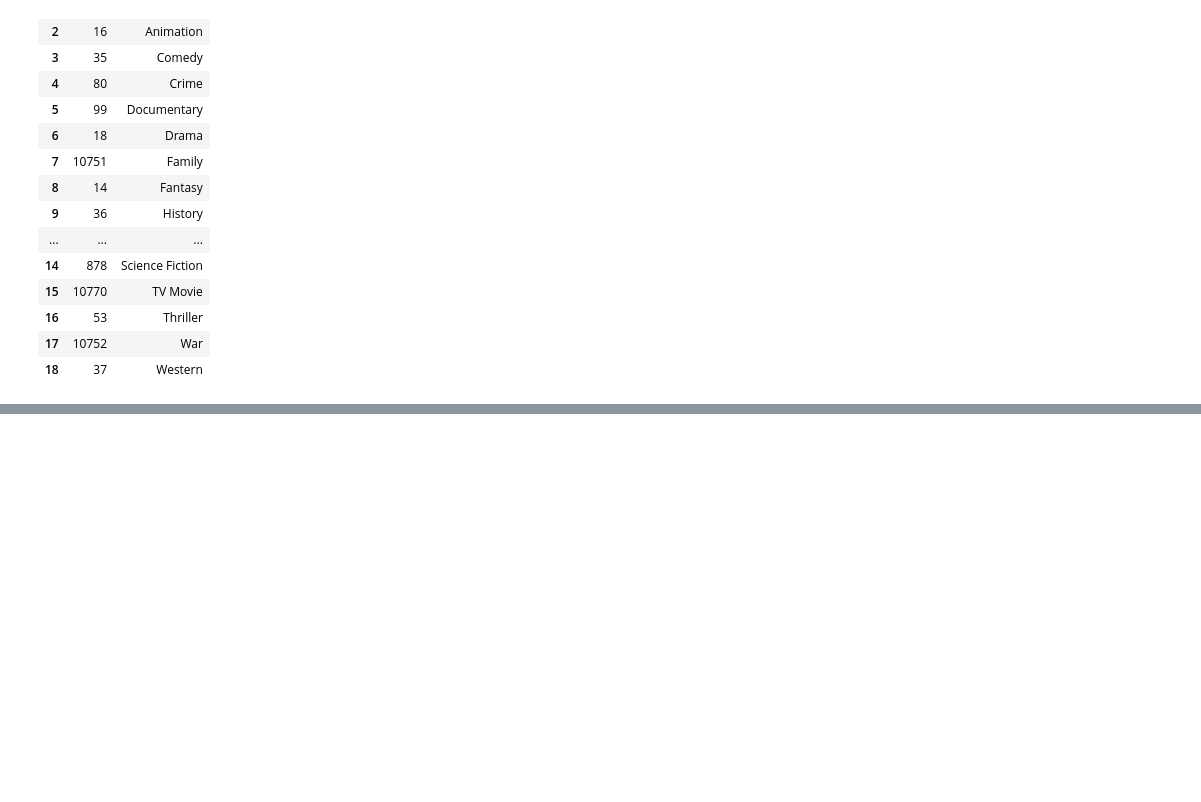
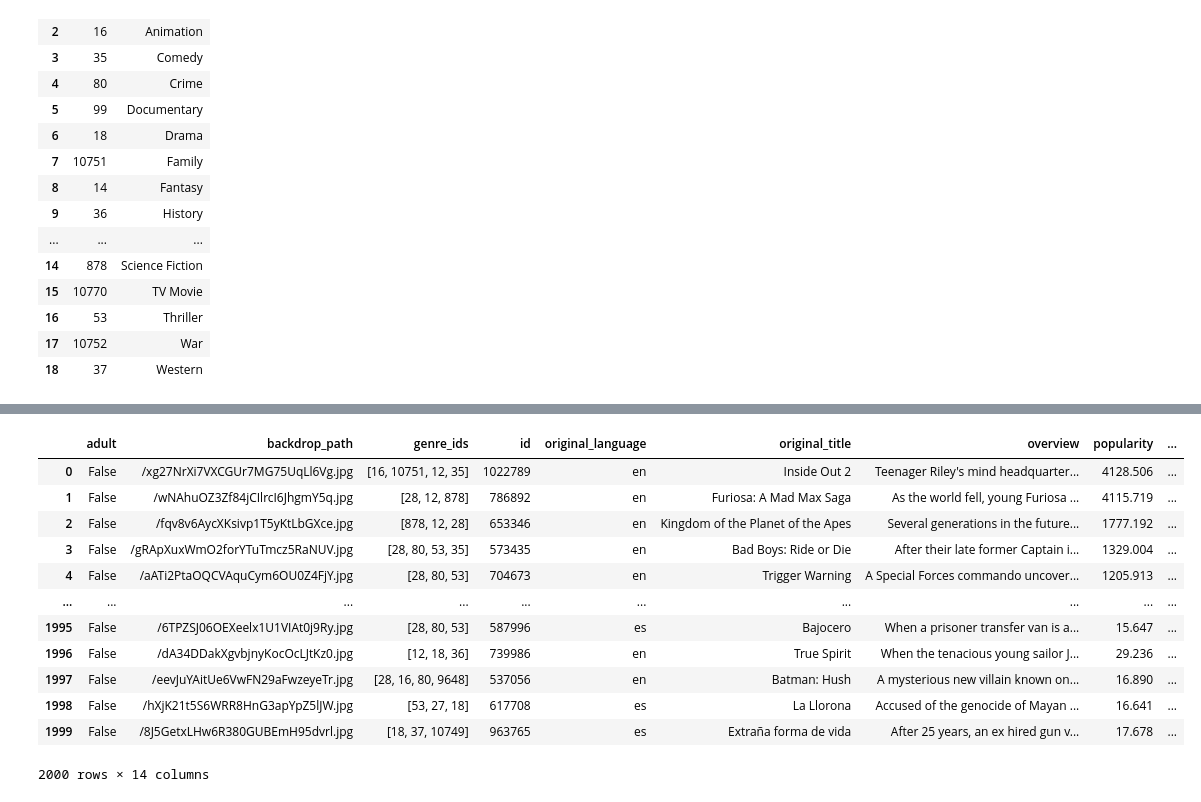
Before and after one commit to alvin-giang/Movie_SQL_Database_Data_Engineering, a Jupyter notebook: ETL/data_engineering.ipynb, the cells around one changed output, grey strips where cells are left out. Cells and saved outputs as stored; diff of their text form; code cells hidden in the pictures; blank space fills up the shorter version.

```diff
--- a/ETL/data_engineering.ipynb
+++ b/ETL/data_engineering.ipynb
@@ -149,0 +150,21 @@ cleaned_genres_df.to_csv("../Outputs/Genres.csv")
+# %%
+
+page_numbers = range(1,101)
+
+movie_dict = []
+
+start_date = "2019-01-01"
+
+
+for page_number in page_numbers:
+    url = f"https://api.themoviedb.org/3/discover/movie?include_adult=false&include_video=false&page={page_number}&primary_release_date.gte={start_date}"
+
+
+    headers = {
+        "accept": "application/json",
+        "Authorization": api_key
+        }
+
+    response = requests.get(url, headers=headers).json()
+    for x in range(20):
+        movie_dict.append(response["results"][x])
@@ -149,0 +175,17 @@ cleaned_genres_df.to_csv("../Outputs/Genres.csv")
+# %%
+movie_df = pd.DataFrame(movie_dict)
+movie_df
+# %% [output]
+|  | adult | backdrop_path | genre_ids | id | original_language | original_title | overview | popularity | ... |
+| 0 | False | /xg27NrXi7VXCGUr7MG75UqLl6Vg.jpg | [16, 10751, 12, 35] | 1022789 | en | Inside Out 2 | Teenager Riley's mind headquarter... | 4128.506 | ... |
+| 1 | False | /wNAhuOZ3Zf84jCIlrcI6JhgmY5q.jpg | [28, 12, 878] | 786892 | en | Furiosa: A Mad Max Saga | As the world fell, young Furiosa ... | 4115.719 | ... |
+| 2 | False | /fqv8v6AycXKsivp1T5yKtLbGXce.jpg | [878, 12, 28] | 653346 | en | Kingdom of the Planet of the Apes | Several generations in the future... | 1777.192 | ... |
+| 3 | False | /gRApXuxWmO2forYTuTmcz5RaNUV.jpg | [28, 80, 53, 35] | 573435 | en | Bad Boys: Ride or Die | After their late former Captain i... | 1329.004 | ... |
+| 4 | False | /aATi2PtaOQCVAquCym6OU0Z4FjY.jpg | [28, 80, 53] | 704673 | en | Trigger Warning | A Special Forces commando uncover... | 1205.913 | ... |
+| ... | ... | ... | ... | ... | ... | ... | ... | ... | ... |
+| 1995 | False | /6TPZSJ06OEXeelx1U1VIAt0j9Ry.jpg | [28, 80, 53] | 587996 | es | Bajocero | When a prisoner transfer van is a... | 15.647 | ... |
+| 1996 | False | /dA34DDakXgvbjnyKocOcLJtKz0.jpg | [12, 18, 36] | 739986 | en | True Spirit | When the tenacious young sailor J... | 29.236 | ... |
+| 1997 | False | /eevJuYAitUe6VwFN29aFwzeyeTr.jpg | [28, 16, 80, 9648] | 537056 | en | Batman: Hush | A mysterious new villain known on... | 16.890 | ... |
+| 1998 | False | /hXjK21t5S6WRR8HnG3apYpZ5lJW.jpg | [53, 27, 18] | 617708 | es | La Llorona | Accused of the genocide of Mayan ... | 16.641 | ... |
+| 1999 | False | /8J5GetxLHw6R380GUBEmH95dvrl.jpg | [18, 37, 10749] | 963765 | es | Extraña forma de vida | After 25 years, an ex hired gun v... | 17.678 | ... |
+2000 rows × 14 columns
```
Also changed, not shown: parts of 20 cells of this notebook, 5 other files.
